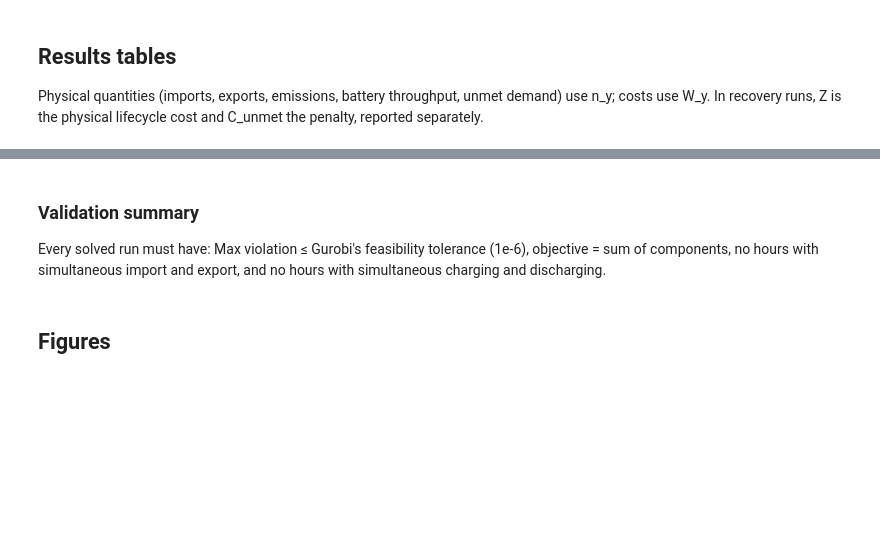
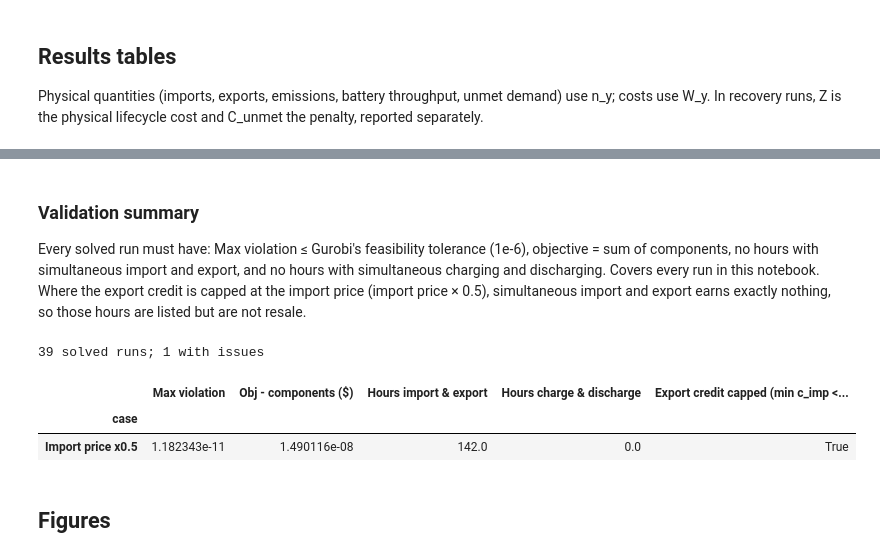
Before and after one commit to y3jian/MSE332-Energy-Project, a Jupyter notebook: analysis/run_cases.ipynb, the cells around one changed output, grey strips where cells are left out. Cells and saved outputs as stored; diff of their text form; code cells hidden in the pictures; blank space fills up the shorter version.

```diff
--- a/analysis/run_cases.ipynb
+++ b/analysis/run_cases.ipynb
@@ -282,14 +657,23 @@ allrows.round(2).T
 ### Validation summary
 Every solved run must have: Max violation ≤ Gurobi's feasibility tolerance (1e-6), objective = sum of components,
 no hours with simultaneous import and export, and no hours with simultaneous charging and discharging.
+Covers every run in this notebook. Where the export credit is capped at the import price (import price × 0.5), simultaneous
+import and export earns exactly nothing, so those hours are listed but are not resale.
 # %%
-ok = allrows.status.isin(["OPTIMAL"])
-v = allrows[ok]
+checked = pd.concat([objectives, pd.DataFrame([bl0, bl1, lp, noflex]).set_index("case"), resilience, allrows])
+checked = checked[~checked.index.duplicated()]
+ok = checked.status.isin(["OPTIMAL"])
+v = checked[ok]
 issues = v[(v["Max violation"] > 1e-6) | (v["Obj - components ($)"].abs() > 1.0)
            | (v["Hours import & export"] > 0) | (v["Hours charge & discharge"] > 0)]
 print(f"{ok.sum()} solved runs; {len(issues)} with issues")
 issues[["Max violation", "Obj - components ($)", "Hours import & export", "Hours charge & discharge",
         "Export credit capped (min c_imp < c_exp)"]]
+# %% [output]
+39 solved runs; 1 with issues
+|  | Max violation | Obj - components ($) | Hours import & export | Hours charge & discharge | Export credit capped (min c_imp <... |
+| case |  |  |  |  |  |
+| Import price x0.5 | 1.182343e-11 | 1.490116e-08 | 142.0 | 0.0 | True |
 # %% [markdown]
 ## Figures
 # %%
```
Also changed, not shown: parts of 21 cells of this notebook, 15 other files.
